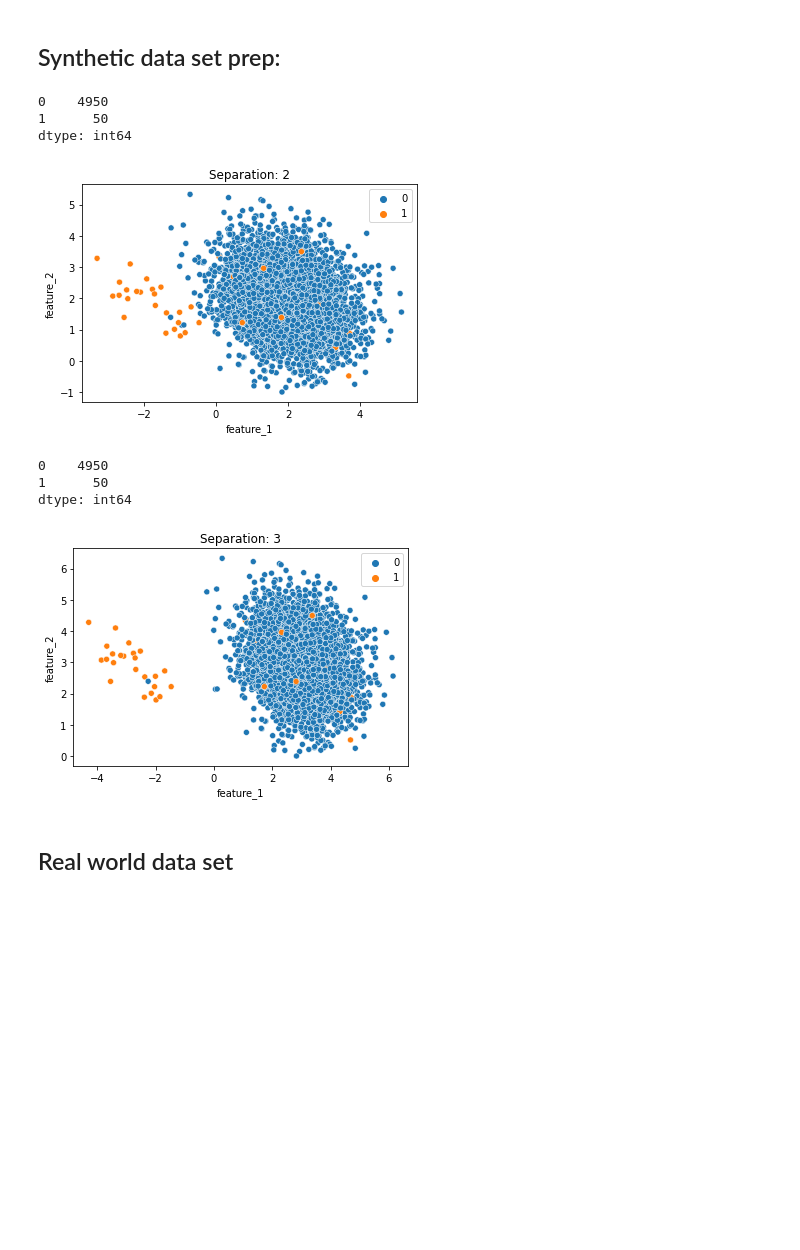
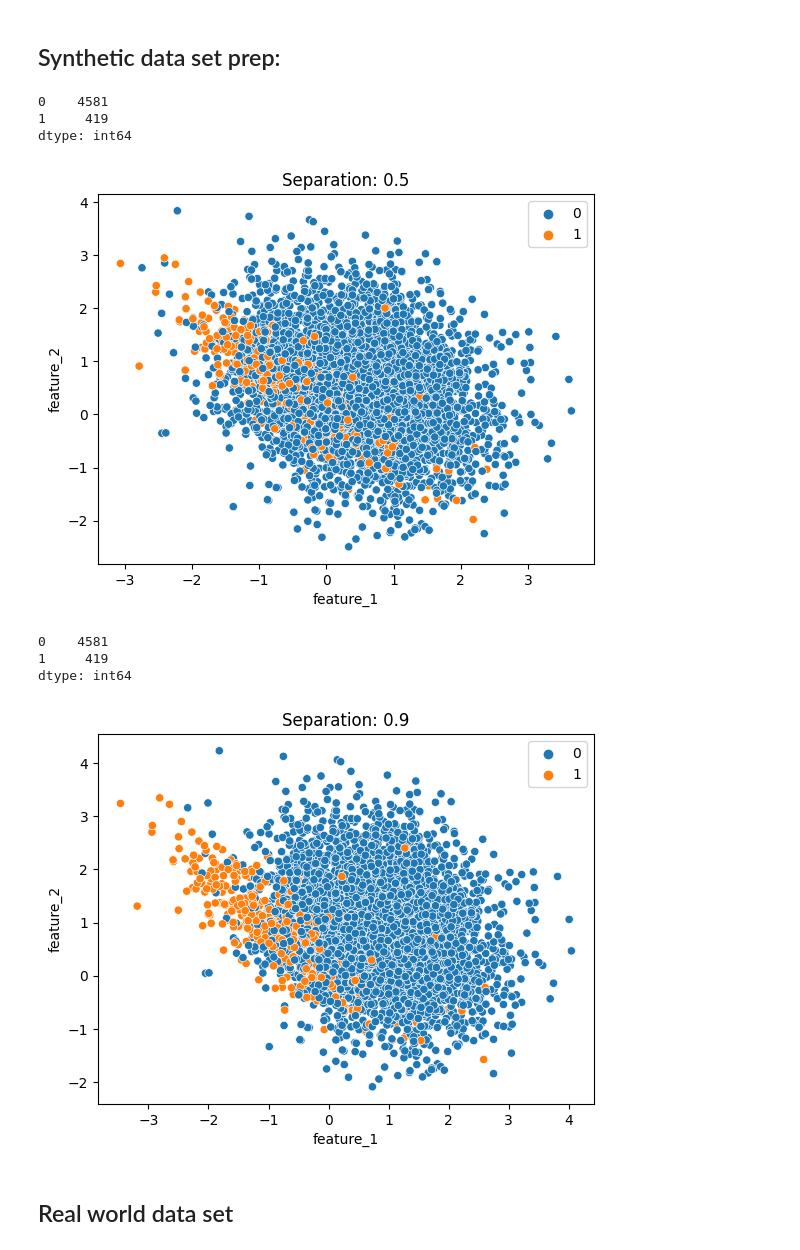
Before and after one commit to PacktPublishing/Machine-Learning-for-Imbalanced-Data, a Jupyter notebook: chapter03/model_perf_comparison_undersampling.ipynb, the cells around one changed output. Saved outputs shown, nothing was run; the diff lists cells and outputs as text; code cells hidden in the pictures; blank space fills up the shorter version.

```diff
--- a/chapter03/model_perf_comparison_undersampling.ipynb
+++ b/chapter03/model_perf_comparison_undersampling.ipynb
@@ -21,7 +39,7 @@ def make_data(sep):
                            n_features=2,
                            n_redundant=0,
                            n_clusters_per_class=1,
-                           weights=[0.995],
+                           weights=[0.92],
                            class_sep=sep,# how separate the classes are
                            random_state=1)
 
@@ -33,25 +51,25 @@ def make_data(sep):
 # %%
 # make datasets with different class separateness
 # and plot
 synthetic_datasets = []
-for sep in [2, 3]:
+for sep in [0.5, 0.9]:
     X, y = make_data(sep)
     synthetic_datasets.append({'data': np.array(X), 'target': np.array(y), 'DESCR': 'synthetic data, sep: ' + str(sep)})
     print(y.value_counts())
     sns.scatterplot(
         data=X, x="feature_1", y="feature_2", hue=y
     )
     plt.title('Separation: {}'.format(sep))
     plt.show()
 # %% [output]
-0    4950
-1      50
+0    4581
+1     419
 dtype: int64
-[figure, old version]
+[figure, new version]
-0    4950
-1      50
+0    4581
+1     419
 dtype: int64
-[figure, old version]
+[figure, new version]
 # %% [markdown]
 ## Real world data set
 # %%
```
Also changed, not shown: parts of 14 cells of this notebook, 1 other file.
